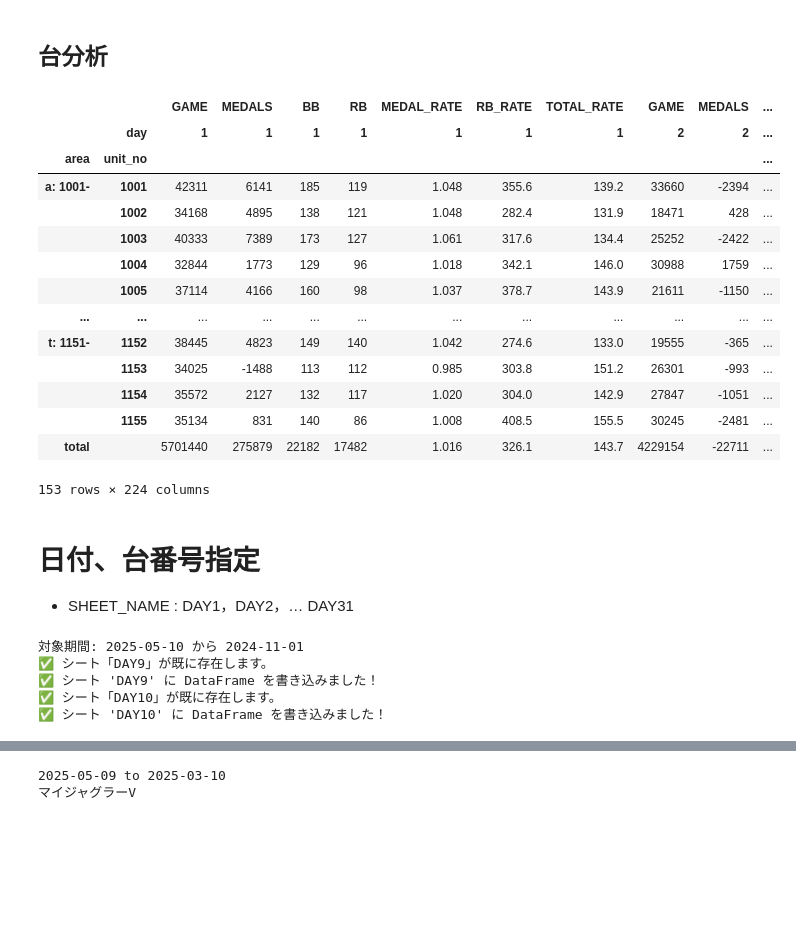
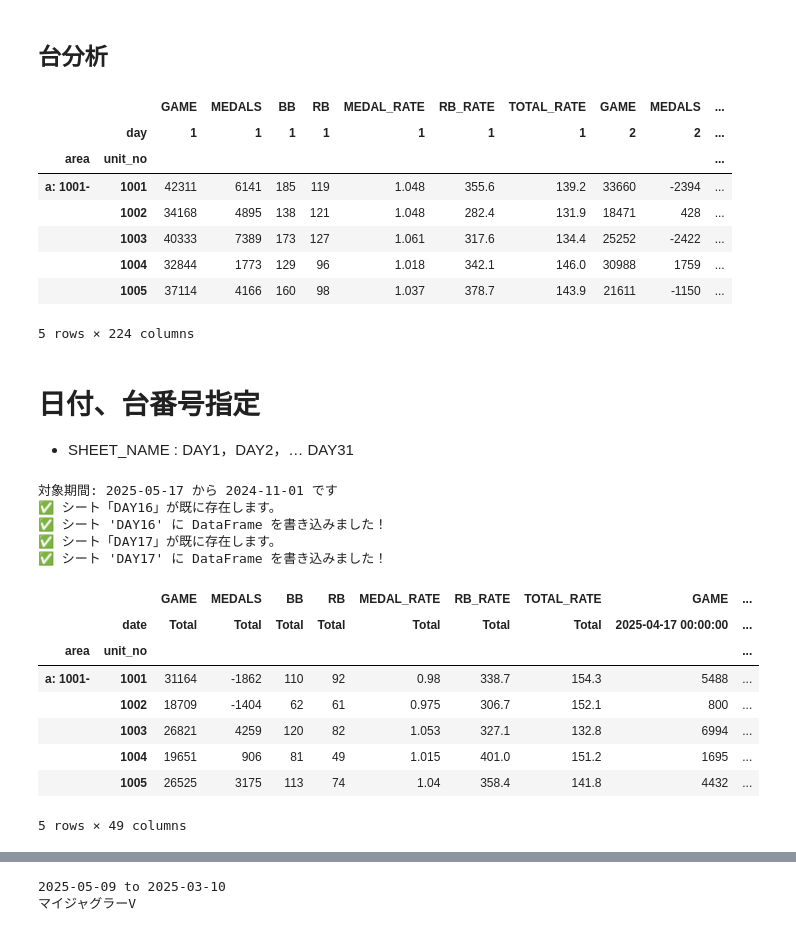
Before and after one commit to akmiccom/dataOnline, a Jupyter notebook: anaslo_02/ipynb/exa_hall_date.ipynb, the cells around one changed output, grey strips where cells are left out. Saved outputs shown, nothing was run; the diff lists cells and outputs as text; code cells hidden in the pictures; blank space fills up the shorter version.

```diff
--- a/anaslo_02/ipynb/exa_hall_date.ipynb
+++ b/anaslo_02/ipynb/exa_hall_date.ipynb
@@ -184,7 +185,16 @@ def create_pivot_table_date(
 # %%
 HALL_NAME = "EXA FIRST"
+SPREADSHEET_ID = "10-B_vV1pvUzXmvGAiHhODGJgCloOsAmqSO9HvXpk_T8" # EXA FIRST
+# HALL_NAME = "コンサートホールエフ成増"
+# SPREADSHEET_ID = "1EDY2RfjDQNsapVrl2X-UrqPKoXrkQmYJnk3uPqccBxY"
+# HALL_NAME = "第一プラザ坂戸1000"
+# SPREADSHEET_ID = "170MVr-BB3LG-g5ItkDT-8TE6R68RW9zJhRfpvQiy-PE"
+# HALL_NAME = "第一プラザ狭山店"
+
+
+spreadsheet = client.open_by_key(SPREADSHEET_ID)
 DB_PATH = r"C:\python\dataOnline\anaslo_02\db\anaslo_02.db"
 df = create_df_from_database(HALL_NAME, DB_PATH)
-df = df_preprocessing(df, grape_calculator_myfive, assign_area)
+df = df_preprocessing(HALL_NAME, df, grape_calculator_myfive, assign_area)
 df.head(3)
 # %% [output]
@@ -210,7 +220,7 @@ df.head(3)
 # %% [markdown]
 ## ピボットテーブル作成
 # %%
-def create_pivot_table(df, start_date, end_date, pivot_targets, index_targets, colmns_targets, csv_path, hall_name=HALL_NAME):
+def create_pivot_table(df, start_date, end_date, pivot_targets, index_targets, columns_targets, csv_path, hall_name=HALL_NAME):
     df_filtered = df.copy()
     df_filtered = df_filtered[
         (df_filtered["date"].dt.date <= start_date)
@@ -221,7 +231,7 @@ def create_pivot_table(df, start_date, end_date, pivot_targets, index_targets, c
     for col in pivot_targets:
         table = df_filtered.pivot_table(
             index=index_targets,
-            columns=colmns_targets,
+            columns=columns_targets,
             values=col,
             aggfunc="sum",
             margins=True,
@@ -269,7 +279,7 @@ def create_pivot_table(df, start_date, end_date, pivot_targets, index_targets, c
 
     merged = pd.concat([
         game, medals, medal_rate, bb, rb, rb_rate, total_rate], axis=1)[interleaved_cols]
-    merged.to_csv(csv_path)
+    # merged.to_csv(csv_path)
 
     return merged, game, medals, medal_rate, bb, rb, rb_rate, total_rate
 # %% [markdown]
@@ -277,8 +287,9 @@ def create_pivot_table(df, start_date, end_date, pivot_targets, index_targets, c
 # %%
 today = datetime.date.today()
 start_date = datetime.date.today()
-end_date = start_date - relativedelta(months=20, days=start_date.day - 1)
+end_date = start_date - relativedelta(months=6, days=start_date.day - 1)
 print(f"対象期間: {start_date} から {end_date}")
+print(f"対象ホール: {HALL_NAME}")
 
 csv_path = f"{HALL_NAME}_medal_rate.csv"
 pivot_targets = ["game", "medals", "BB", "RB"]
@@ -286,7 +297,7 @@ index_targets = ["area", "unit_no"]
 colmns_targets = ["day"]
 merged, game, medals, medal_rate, bb, rb, rb_rate, total_rate = create_pivot_table(
     df, start_date, end_date, pivot_targets, index_targets, colmns_targets, csv_path)
-# medal_rate.to_csv(csv_path)
+medal_rate.to_csv(csv_path)
 
 target_rate = 1.05
 medal_rate[("MEDAL_RATE", f"count_{target_rate}+")] = (medal_rate.iloc[:, :-1] >= target_rate).sum(axis=1)
@@ -305,7 +316,7 @@ except gspread.exceptions.WorksheetNotFound:
 sheet = spreadsheet.worksheet(sheet_name)
 sheet.clear()
 set_with_dataframe(sheet, medal_rate, include_index=True)
-sheet.update_cell(1, 1, today.strftime("UPDATED: %Y-%m-%d"))
+sheet.update_cell(1, 1, today.strftime("%Y-%m-%d UPDATED"))
 print(f"✅ シート '{sheet_name}' に DataFrame を書き込みました！")
 
 medal_rate.tail()
@@ -345,31 +357,25 @@ merged.head(3)
 # %%
 csv_path = f"{HALL_NAME}_unit.csv"
 pivot_targets = ["game", "medals", "BB", "RB"]
 index_targets = ["area", "unit_no"]
 colmns_targets = ["day"]
 merged, game, medals, medal_rate, bb, rb, rb_rate, total_rate = create_pivot_table(
     df, start_date, end_date, pivot_targets, index_targets, colmns_targets, csv_path)
 # medal_rate.to_csv(csv_path)
-merged
+merged.head()
 # for index in merged.index.get_level_values(0).unique():
 #     merged_index = merged.xs(index, level="area", drop_level=False).iloc[:, 14:]
 #     display(merged_index)
 # %% [output]
 |  |  | GAME | MEDALS | BB | RB | MEDAL_RATE | RB_RATE | TOTAL_RATE | GAME | MEDALS | ... |
 |  | day | 1 | 1 | 1 | 1 | 1 | 1 | 1 | 2 | 2 | ... |
 | area | unit_no |  |  |  |  |  |  |  |  |  | ... |
 | a: 1001- | 1001 | 42311 | 6141 | 185 | 119 | 1.048 | 355.6 | 139.2 | 33660 | -2394 | ... |
 |  | 1002 | 34168 | 4895 | 138 | 121 | 1.048 | 282.4 | 131.9 | 18471 | 428 | ... |
 |  | 1003 | 40333 | 7389 | 173 | 127 | 1.061 | 317.6 | 134.4 | 25252 | -2422 | ... |
 |  | 1004 | 32844 | 1773 | 129 | 96 | 1.018 | 342.1 | 146.0 | 30988 | 1759 | ... |
 |  | 1005 | 37114 | 4166 | 160 | 98 | 1.037 | 378.7 | 143.9 | 21611 | -1150 | ... |
-| ... | ... | ... | ... | ... | ... | ... | ... | ... | ... | ... | ... |
-| t: 1151- | 1152 | 38445 | 4823 | 149 | 140 | 1.042 | 274.6 | 133.0 | 19555 | -365 | ... |
-|  | 1153 | 34025 | -1488 | 113 | 112 | 0.985 | 303.8 | 151.2 | 26301 | -993 | ... |
-|  | 1154 | 35572 | 2127 | 132 | 117 | 1.020 | 304.0 | 142.9 | 27847 | -1051 | ... |
-|  | 1155 | 35134 | 831 | 140 | 86 | 1.008 | 408.5 | 155.5 | 30245 | -2481 | ... |
-| total |  | 5701440 | 275879 | 22182 | 17482 | 1.016 | 326.1 | 143.7 | 4229154 | -22711 | ... |
-153 rows × 224 columns
+5 rows × 224 columns
 # %% [markdown]
 # 日付、台番号指定
 - SHEET_NAME : DAY1，DAY2，… DAY31
@@ -377,17 +383,17 @@ merged
 today = datetime.date.today()
 start_date = datetime.date.today()
 end_date = start_date - relativedelta(months=6, days=start_date.day - 1)
-print(f"対象期間: {start_date} から {end_date}")
+print(f"対象期間: {start_date} から {end_date} です")
 
 pivot_targets = ["game", "medals", "BB", "RB"]
 index_targets = ["area", "unit_no"]
-colmns_targets = ["date"]
+columns_targets = ["date"]
 
 today = datetime.date.today()
 for day_target in range(today.day-1, today.day+1):
-# for day_target in range(9, 12):
+# for day_target in [2, 5, 7, 11, 15, 17, 22, 26]:
     merged, game, medals, medal_rate, bb, rb, rb_rate, total_rate = create_pivot_table_date(
-        start_date, end_date, day_target, pivot_targets, index_targets, colmns_targets)
+        df, start_date, end_date, day_target, pivot_targets, index_targets, columns_targets)
     rows, cols = medal_rate.shape
     sheet_name = f"DAY{day_target}"
     try:
@@ -402,13 +408,22 @@ for day_target in range(today.day-1, today.day+1):
     sheet.update_cell(1, 1, today.strftime("%Y-%m-%d : UPDATED"))
     print(f"✅ シート '{sheet_name}' に DataFrame を書き込みました！")
 
-# merged.head()
+merged.head()
 # %% [output]
-対象期間: 2025-05-10 から 2024-11-01
-✅ シート「DAY9」が既に存在します。
-✅ シート 'DAY9' に DataFrame を書き込みました！
-✅ シート「DAY10」が既に存在します。
-✅ シート 'DAY10' に DataFrame を書き込みました！
+対象期間: 2025-05-17 から 2024-11-01 です
+✅ シート「DAY16」が既に存在します。
+✅ シート 'DAY16' に DataFrame を書き込みました！
+✅ シート「DAY17」が既に存在します。
+✅ シート 'DAY17' に DataFrame を書き込みました！
+|  |  | GAME | MEDALS | BB | RB | MEDAL_RATE | RB_RATE | TOTAL_RATE | GAME | ... |
+|  | date | Total | Total | Total | Total | Total | Total | Total | 2025-04-17 00:00:00 | ... |
+| area | unit_no |  |  |  |  |  |  |  |  | ... |
+| a: 1001- | 1001 | 31164 | -1862 | 110 | 92 | 0.98 | 338.7 | 154.3 | 5488 | ... |
+|  | 1002 | 18709 | -1404 | 62 | 61 | 0.975 | 306.7 | 152.1 | 800 | ... |
+|  | 1003 | 26821 | 4259 | 120 | 82 | 1.053 | 327.1 | 132.8 | 6994 | ... |
+|  | 1004 | 19651 | 906 | 81 | 49 | 1.015 | 401.0 | 151.2 | 1695 | ... |
+|  | 1005 | 26525 | 3175 | 113 | 74 | 1.04 | 358.4 | 141.8 | 4432 | ... |
+5 rows × 49 columns
 # %%
 # 各種ピボットテーブル
 def create_pivot_tabel(df, model_name, start_date, end_date):
```
Also changed, not shown: parts of 7 cells of this notebook, 20 other files.
